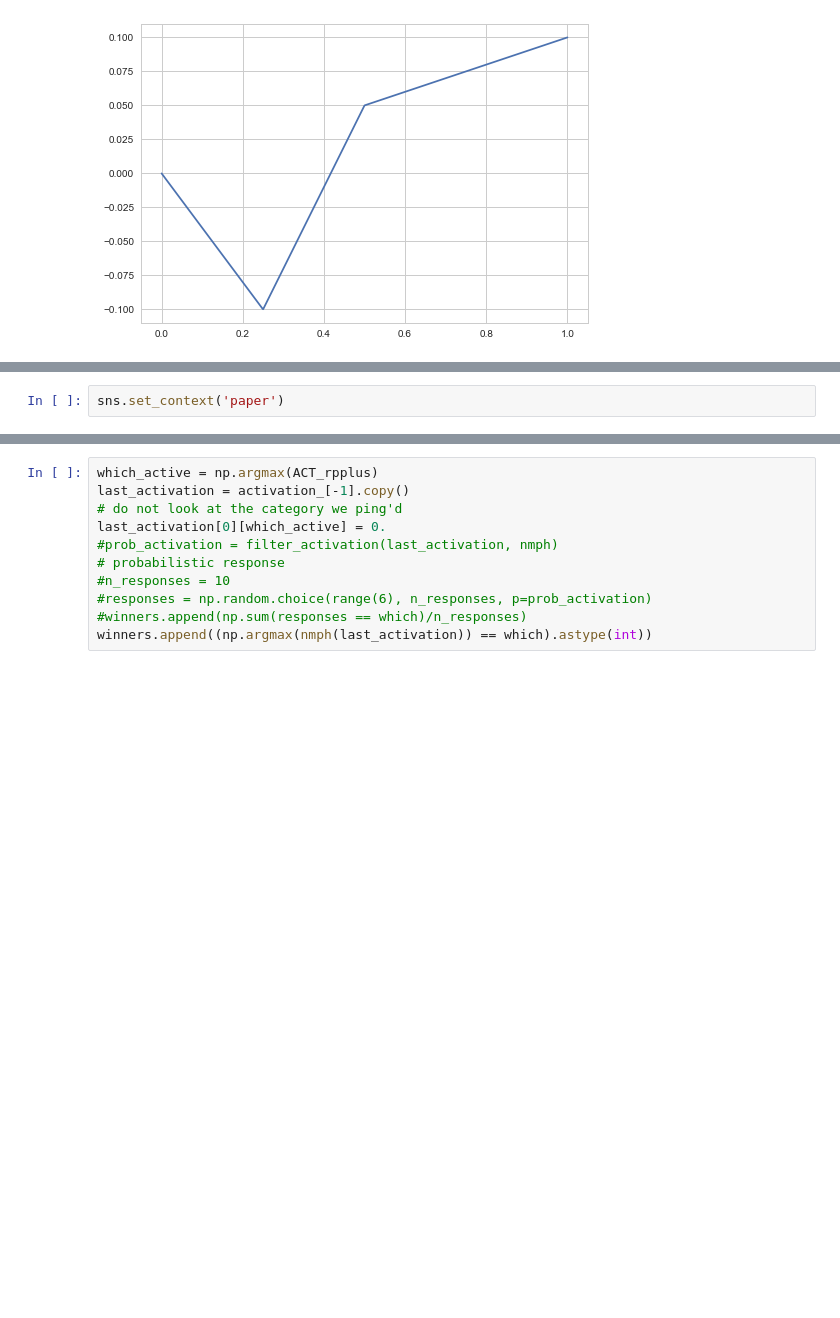
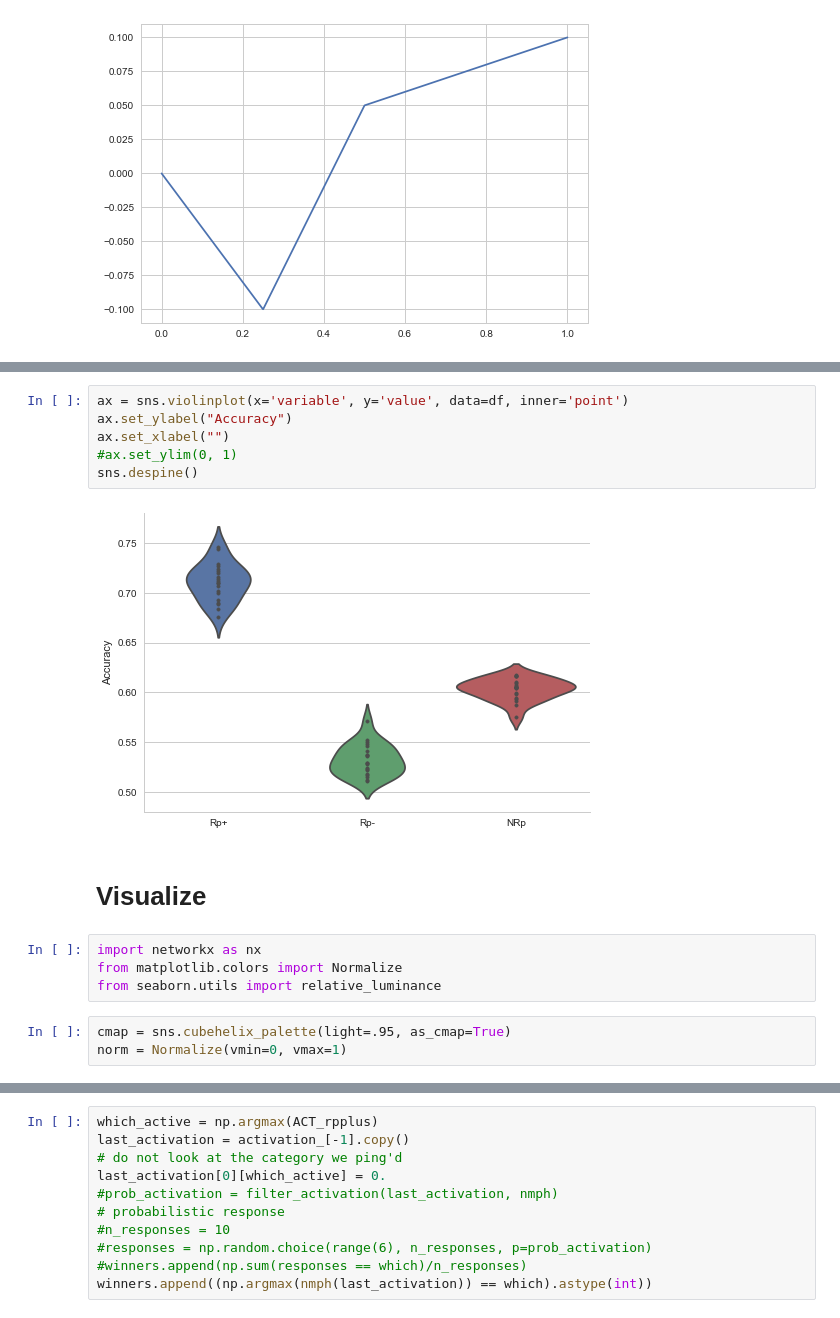
Before and after one commit to mvdoc/graphsemnet, a Jupyter notebook: notebooks/equations_algorithm.ipynb, the cells around one changed output, grey strips where cells are left out. Cells and saved outputs as stored; diff of their text form; blank space fills up the shorter version.

```diff
--- a/notebooks/equations_algorithm.ipynb
+++ b/notebooks/equations_algorithm.ipynb
@@ -312,2 +68,0 @@ plt.plot(x, y);
-# %%
-sns.set_context('paper')
@@ -396,0 +193,17 @@ plot_activation(Ws_, activation_);
+# %%
+ax = sns.violinplot(x='variable', y='value', data=df, inner='point')
+ax.set_ylabel("Accuracy")
+ax.set_xlabel("")
+#ax.set_ylim(0, 1)
+sns.despine()
+# %% [output]
+[figure, added]
+# %% [markdown]
+# Visualize
+# %%
+import networkx as nx
+from matplotlib.colors import Normalize
+from seaborn.utils import relative_luminance
+# %%
+cmap = sns.cubehelix_palette(light=.95, as_cmap=True)
+norm = Normalize(vmin=0, vmax=1)
```
Also changed, not shown: parts of 71 cells of this notebook.
